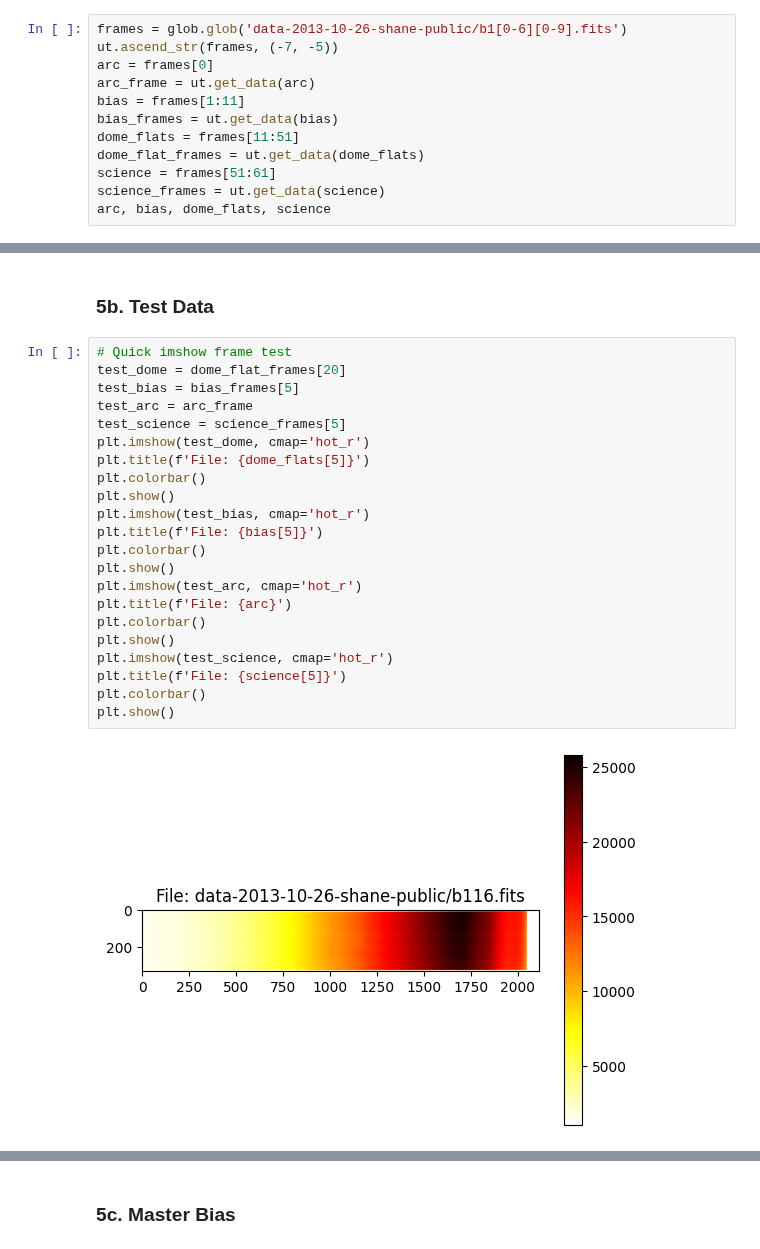
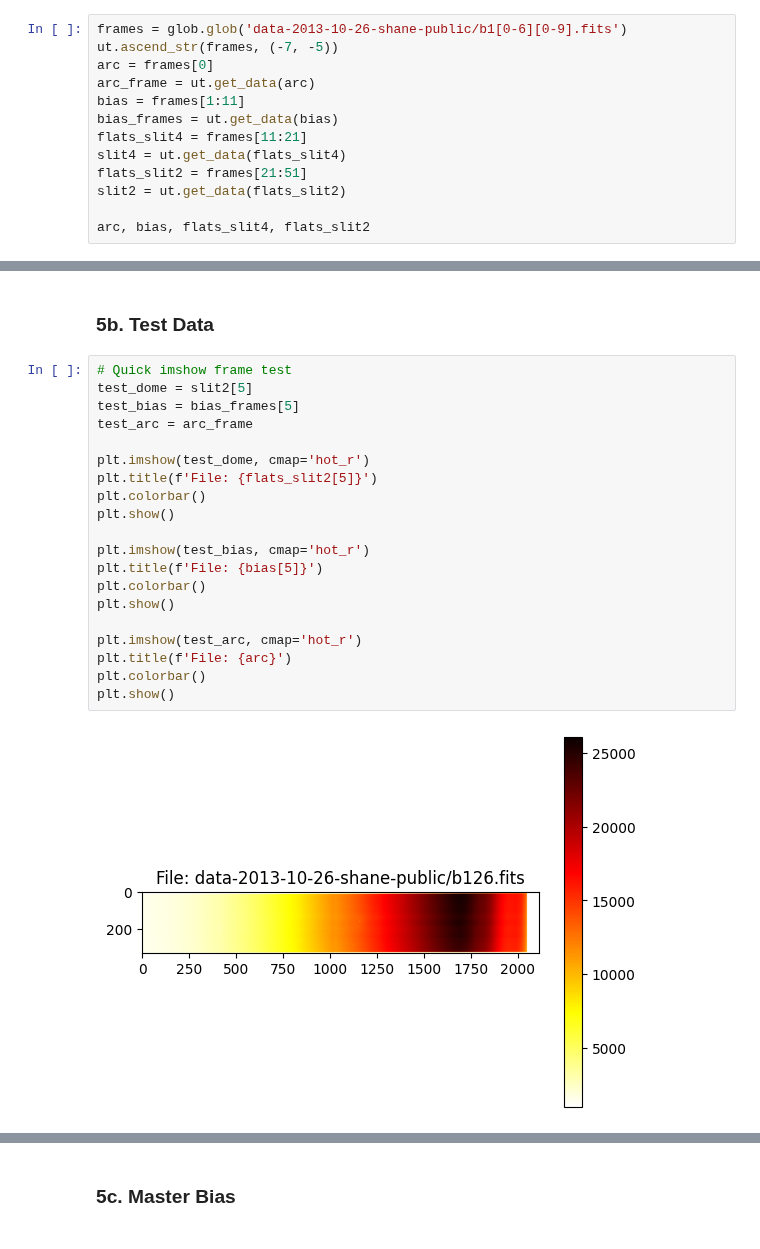
Before and after one commit to parkergeorge30/ASTRO150, a Jupyter notebook: Lab2.ipynb, the cells around one changed output, grey strips where cells are left out. Drawn from its saved outputs; the diff is of its cells as text.

```diff
--- a/Lab2.ipynb
+++ b/Lab2.ipynb
@@ -242,11 +242,12 @@ arc = frames[0]
 arc_frame = ut.get_data(arc)
 bias = frames[1:11]
 bias_frames = ut.get_data(bias)
-dome_flats = frames[11:51]
-dome_flat_frames = ut.get_data(dome_flats)
-science = frames[51:61]
-science_frames = ut.get_data(science)
-arc, bias, dome_flats, science
+flats_slit4 = frames[11:21]
+slit4 = ut.get_data(flats_slit4)
+flats_slit2 = frames[21:51]
+slit2 = ut.get_data(flats_slit2)
+
+arc, bias, flats_slit4, flats_slit2
 # %% [output]
 ('data-2013-10-26-shane-public/b100.fits',
  ['data-2013-10-26-shane-public/b101.fits',
@@ -269,27 +270,25 @@ arc, bias, dome_flats, science
 ### 5b. Test Data
 # %%
 # Quick imshow frame test
-test_dome = dome_flat_frames[20]
+test_dome = slit2[5]
 test_bias = bias_frames[5]
 test_arc = arc_frame
-test_science = science_frames[5]
+
 plt.imshow(test_dome, cmap='hot_r')
-plt.title(f'File: {dome_flats[5]}')
+plt.title(f'File: {flats_slit2[5]}')
 plt.colorbar()
 plt.show()
+
 plt.imshow(test_bias, cmap='hot_r')
 plt.title(f'File: {bias[5]}')
 plt.colorbar()
 plt.show()
+
 plt.imshow(test_arc, cmap='hot_r')
 plt.title(f'File: {arc}')
 plt.colorbar()
 plt.show()
-plt.imshow(test_science, cmap='hot_r')
-plt.title(f'File: {science[5]}')
-plt.colorbar()
-plt.show()
 # %% [output]
-[figure, old version]
+[figure, new version]
 [figure]
 [figure]
```
Also changed, not shown: parts of 16 cells of this notebook.
